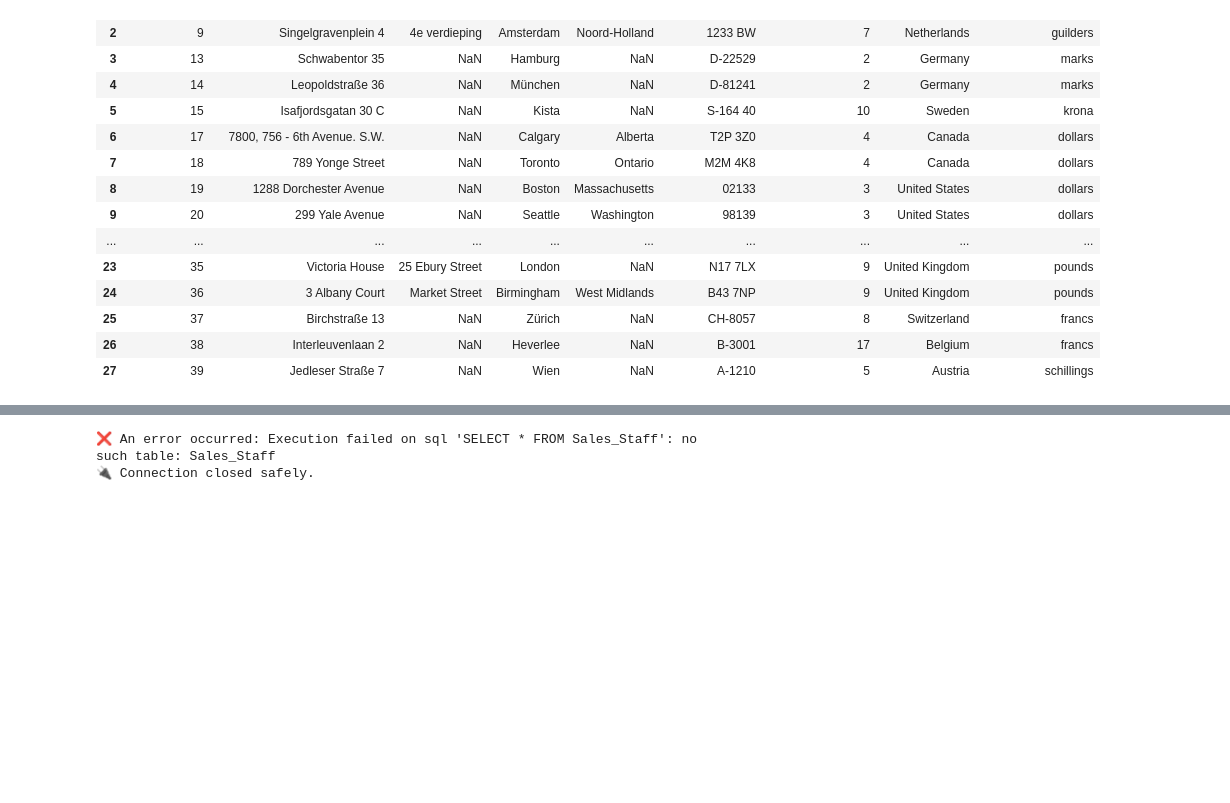
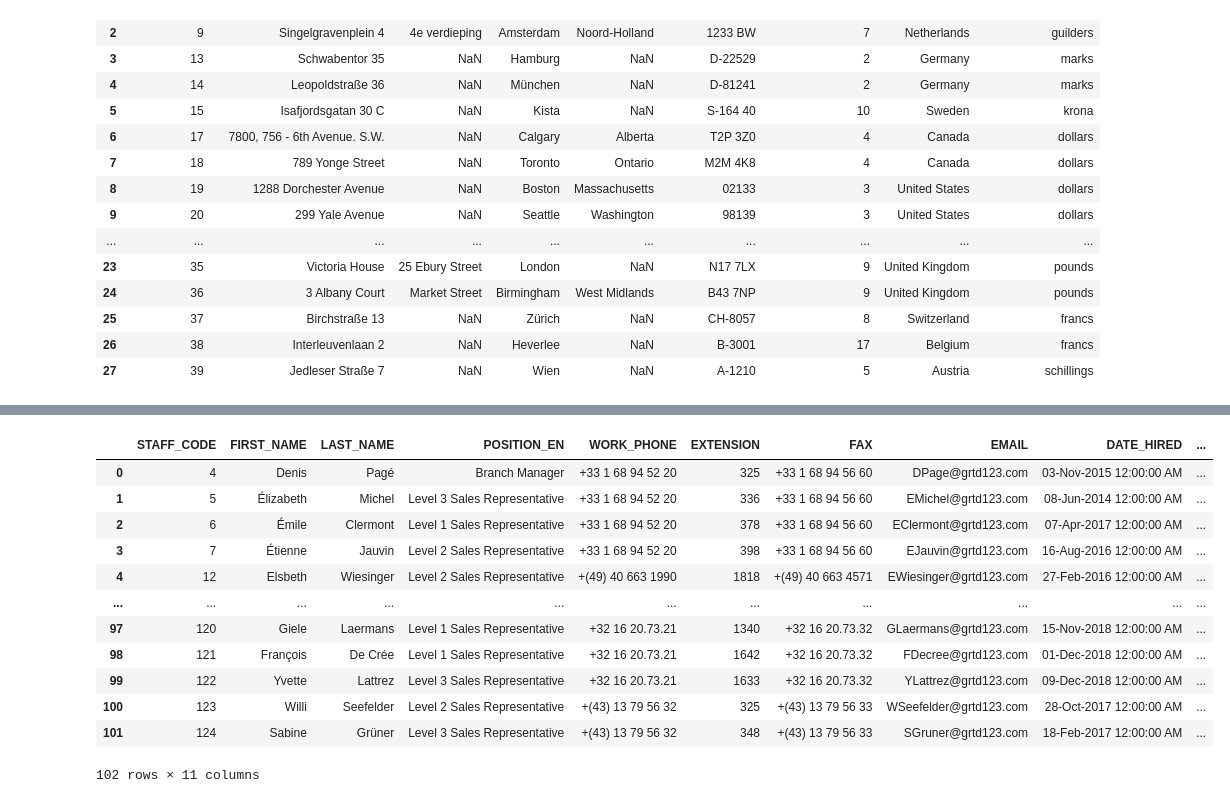
Before and after one commit to SebEmmen/GreatOutdoors, a Jupyter notebook: Warehouse.ipynb, the cells around one changed output, grey strips where cells are left out. Drawn from its saved outputs; the diff is of its cells as text; code cells hidden in the pictures; blank space fills up the shorter version.

```diff
--- a/Warehouse.ipynb
+++ b/Warehouse.ipynb
@@ -863,4 +865,57 @@ run_scd2_sale(df_sale_final, target_WH_db)
 # %%
+df_sales_staff = pd.read_sql_query("SELECT * FROM Sales_Staff", sdm_conn)
+df_sales_representative = pd.read_sql_query("SELECT * FROM Sales_Representative", sdm_conn)
+
+#Fix the column names
+# Both tables likely have a 'naam' column, so Pandas makes them 'naam_x' and 'naam_y'
+df_sales_staff = df_sales_staff.rename(columns={
+    'SALES_STAFF_CODE': 'STAFF_CODE',
+    'SALES_BRANCH_CODE': 'SALES_CODE'  # The supplier name
+})
+
+df_sales_representative = df_sales_representative.rename(columns={
+    'SALES_REPRESENTATIVE_CODE': 'STAFF_CODE',
+    'SALES_OFFICE_CODE': 'SALES_CODE'  # The supplier name
+})
+
+
+unique_staff_cols = [col for col in df_sales_staff.columns
+                        if col not in df_sales_representative.columns or col == 'STAFF_CODE']
+
+# 2. Merge only with those specific columns
+df_staff_final = pd.merge(
+    df_sales_representative,
+    df_sales_staff[unique_staff_cols],
+    on='STAFF_CODE',
+    how='left'
+)
+
+
+df_staff_final = df_staff_final[[
+    'STAFF_CODE',
+    'FIRST_NAME',
+    'LAST_NAME',
+    'POSITION_EN',
+    'WORK_PHONE',
+    'EXTENSION',
+    'FAX',
+    'EMAIL',
+    'DATE_HIRED',
+    'SALES_CODE',
+    'MANAGER_CODE'
+]]
+df_staff_final
 # %% [output]
+|  | STAFF_CODE | FIRST_NAME | LAST_NAME | POSITION_EN | WORK_PHONE | EXTENSION | FAX | EMAIL | DATE_HIRED | ... |
+| 0 | 4 | Denis | Pagé | Branch Manager | +33 1 68 94 52 20 | 325 | +33 1 68 94 56 60 | DPage@grtd123.com | 03-Nov-2015 12:00:00 AM | ... |
+| 1 | 5 | Élizabeth | Michel | Level 3 Sales Representative | +33 1 68 94 52 20 | 336 | +33 1 68 94 56 60 | EMichel@grtd123.com | 08-Jun-2014 12:00:00 AM | ... |
+| 2 | 6 | Émile | Clermont | Level 1 Sales Representative | +33 1 68 94 52 20 | 378 | +33 1 68 94 56 60 | EClermont@grtd123.com | 07-Apr-2017 12:00:00 AM | ... |
+| 3 | 7 | Étienne | Jauvin | Level 2 Sales Representative | +33 1 68 94 52 20 | 398 | +33 1 68 94 56 60 | EJauvin@grtd123.com | 16-Aug-2016 12:00:00 AM | ... |
+| 4 | 12 | Elsbeth | Wiesinger | Level 2 Sales Representative | +(49) 40 663 1990 | 1818 | +(49) 40 663 4571 | EWiesinger@grtd123.com | 27-Feb-2016 12:00:00 AM | ... |
+| ... | ... | ... | ... | ... | ... | ... | ... | ... | ... | ... |
+| 97 | 120 | Giele | Laermans | Level 1 Sales Representative | +32 16 20.73.21 | 1340 | +32 16 20.73.32 | GLaermans@grtd123.com | 15-Nov-2018 12:00:00 AM | ... |
+| 98 | 121 | François | De Crée | Level 1 Sales Representative | +32 16 20.73.21 | 1642 | +32 16 20.73.32 | FDecree@grtd123.com | 01-Dec-2018 12:00:00 AM | ... |
+| 99 | 122 | Yvette | Lattrez | Level 3 Sales Representative | +32 16 20.73.21 | 1633 | +32 16 20.73.32 | YLattrez@grtd123.com | 09-Dec-2018 12:00:00 AM | ... |
+| 100 | 123 | Willi | Seefelder | Level 2 Sales Representative | +(43) 13 79 56 32 | 325 | +(43) 13 79 56 33 | WSeefelder@grtd123.com | 28-Oct-2017 12:00:00 AM | ... |
+| 101 | 124 | Sabine | Grüner | Level 3 Sales Representative | +(43) 13 79 56 32 | 348 | +(43) 13 79 56 33 | SGruner@grtd123.com | 18-Feb-2017 12:00:00 AM | ... |
-❌ An error occurred: Execution failed on sql 'SELECT * FROM Sales_Staff': no such table: Sales_Staff
-🔌 Connection closed safely.
+102 rows × 11 columns
```
Also changed, not shown: parts of 11 cells of this notebook, 2 other files.
